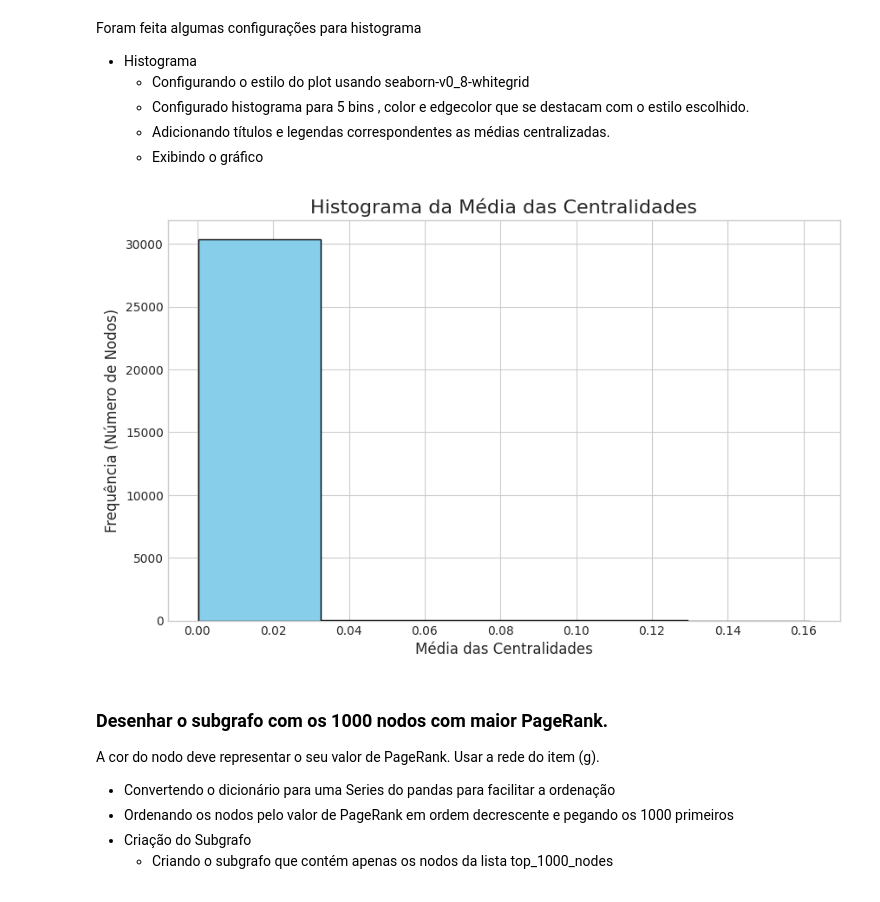
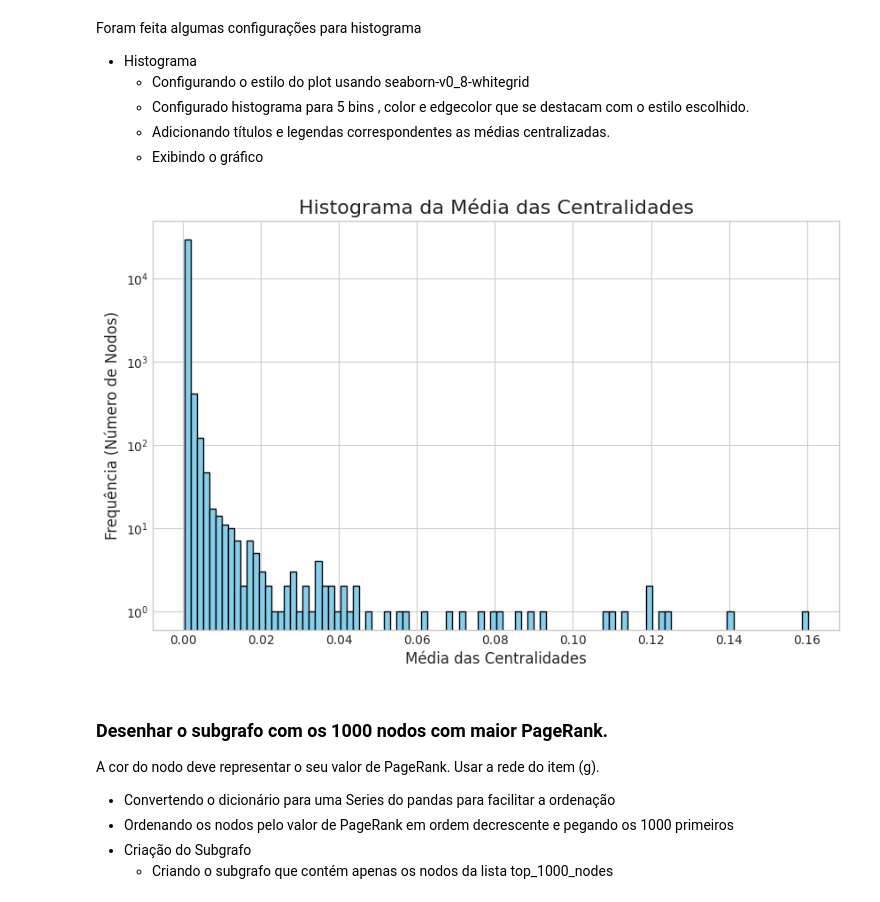
Before and after one commit to WagnerCOliveira/MineracaoGrafo, a Jupyter notebook: phonecalls.edgelist.ipynb, the cells around one changed output. Saved outputs shown, nothing was run; the diff lists cells and outputs as text; code cells hidden in the pictures.

```diff
--- a/phonecalls.edgelist.ipynb
+++ b/phonecalls.edgelist.ipynb
@@ -346,20 +353,21 @@ Foram feita algumas configurações para histograma
 # %%
 # Plot do Histograma
 # Configurando o estilo do plot
 plt.style.use('seaborn-v0_8-whitegrid')
 
 plt.figure(figsize=(10, 6))
-plt.hist(df_centrality['Média'], bins=5, color='skyblue', edgecolor='black')
+plt.hist(df_centrality['Média'], bins=100, color='skyblue', edgecolor='black')
 
 # Adicionando títulos e legendas
 plt.title('Histograma da Média das Centralidades', fontsize=16)
 plt.xlabel('Média das Centralidades', fontsize=12)
 plt.ylabel('Frequência (Número de Nodos)', fontsize=12)
+plt.yscale('log')
 
 # Exibindo o gráfico
 plt.show()
 # %% [output]
-[figure, old version]
+[figure, new version]
 # %% [markdown]
 ### Desenhar o subgrafo com os 1000 nodos com maior PageRank.
 
```
Also changed, not shown: parts of 6 cells of this notebook.
